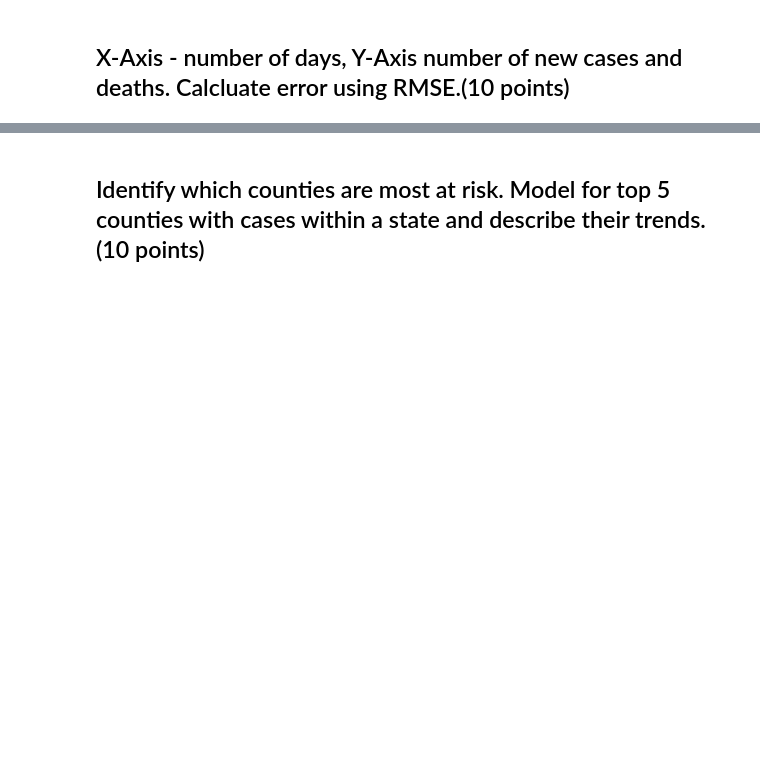
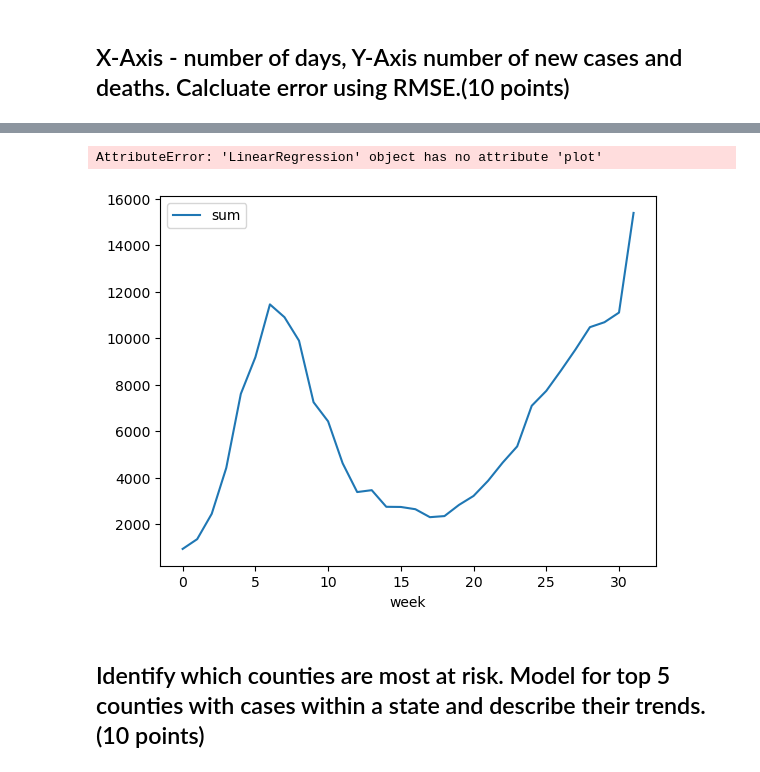
Before and after one commit to aiwayemi/Group-1, a Jupyter notebook: Project Stage - IV_Member_Task_Kevin_Hayes.ipynb, the cells around one changed output, grey strips where cells are left out. Saved outputs shown, nothing was run; the diff lists cells and outputs as text; code cells hidden in the pictures; blank space fills up the shorter version.

```diff
--- a/Project Stage - IV_Member_Task_Kevin_Hayes.ipynb
+++ b/Project Stage - IV_Member_Task_Kevin_Hayes.ipynb
@@ -38,3 +151,9 @@ Presentation order:
+# %%
+fl_dates_deaths = get_dates(fl_deaths)
+fl_cases_deaths = get_weekly(fl_dates_deaths)
+# %% [output]
+AttributeError: 'LinearRegression' object has no attribute 'plot'
+[figure, added]
 # %% [markdown]
 ## Identify which counties are most at risk. Model for top 5 counties with cases within a state and describe their trends. (10 points)
 # %%
```
Also changed, not shown: parts of 6 cells of this notebook.
